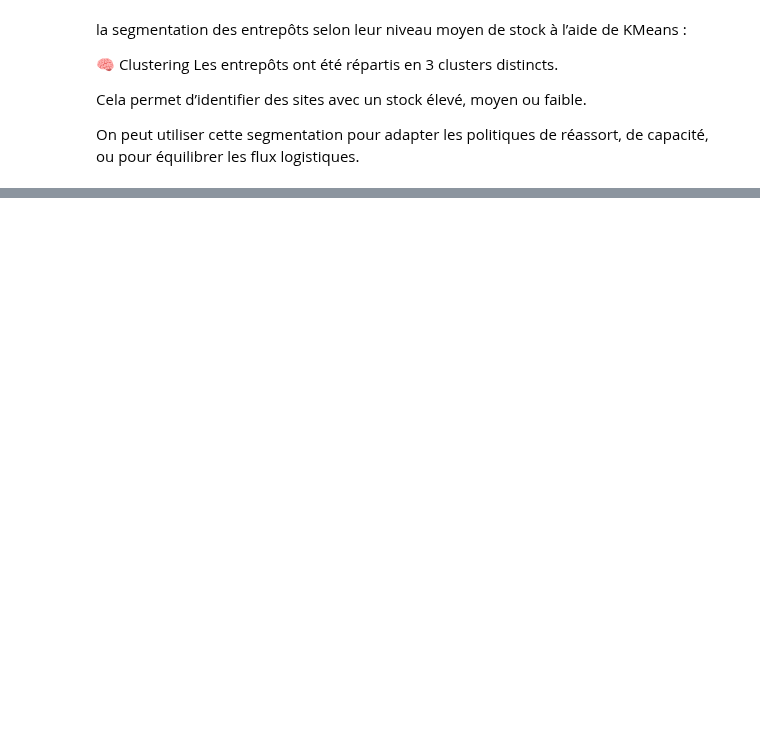
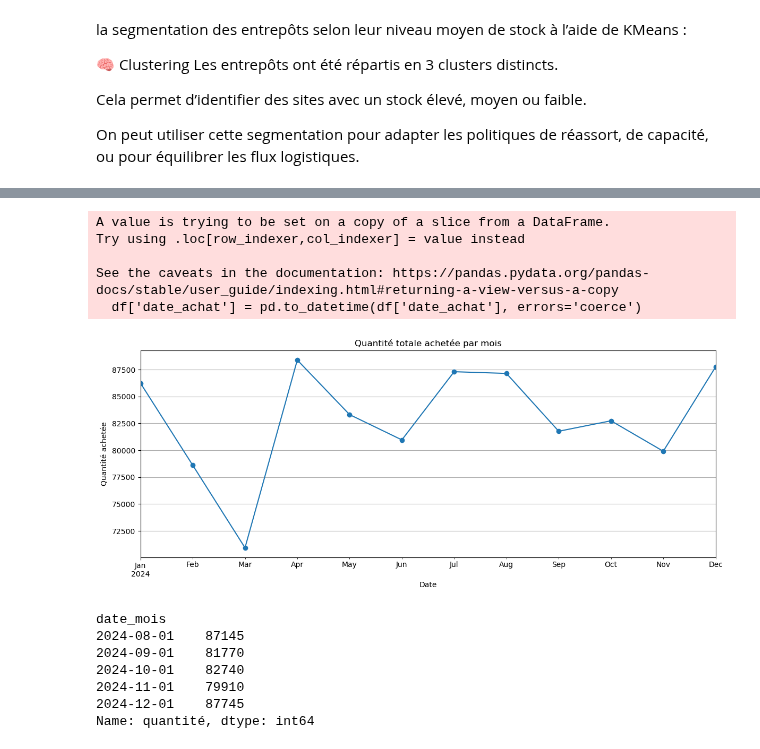
Before and after one commit to Fanaingamampiandra/Projet_Supply_chain, a Jupyter notebook: code/ML_fournisseur_entreprise_Ismaila.ipynb, the cells around one changed output, grey strips where cells are left out. Cells and saved outputs as stored; diff of their text form; code cells hidden in the pictures; blank space fills up the shorter version.

```diff
--- a/code/ML_fournisseur_entreprise_Ismaila.ipynb
+++ b/code/ML_fournisseur_entreprise_Ismaila.ipynb
@@ -547,0 +621,38 @@ accuracy_lgb, top3_accuracy_lgb
+# %%
+
+
+# Conversion et nettoyage de la date
+df['date_achat'] = pd.to_datetime(df['date_achat'], errors='coerce')
+df = df.dropna(subset=['date_achat'])
+
+# Agrégation mensuelle de la quantité
+df['date_mois'] = df['date_achat'].dt.to_period('M').dt.to_timestamp()
+monthly_qty = df.groupby('date_mois')['quantité'].sum()
+
+# Visualisation de la série temporelle
+import matplotlib.pyplot as plt
+
+plt.figure(figsize=(12, 5))
+monthly_qty.plot(marker='o')
+plt.title("Quantité totale achetée par mois")
+plt.xlabel("Date")
+plt.ylabel("Quantité achetée")
+plt.grid(True)
+plt.tight_layout()
+plt.show()
+
+monthly_qty.tail()
+# %% [output]
+A value is trying to be set on a copy of a slice from a DataFrame.
+Try using .loc[row_indexer,col_indexer] = value instead
+
+See the caveats in the documentation: https://pandas.pydata.org/pandas-docs/stable/user_guide/indexing.html#returning-a-view-versus-a-copy
+  df['date_achat'] = pd.to_datetime(df['date_achat'], errors='coerce')
+[figure, added]
+date_mois
+2024-08-01    87145
+2024-09-01    81770
+2024-10-01    82740
+2024-11-01    79910
+2024-12-01    87745
+Name: quantité, dtype: int64
```
Also changed, not shown: parts of 30 cells of this notebook.
